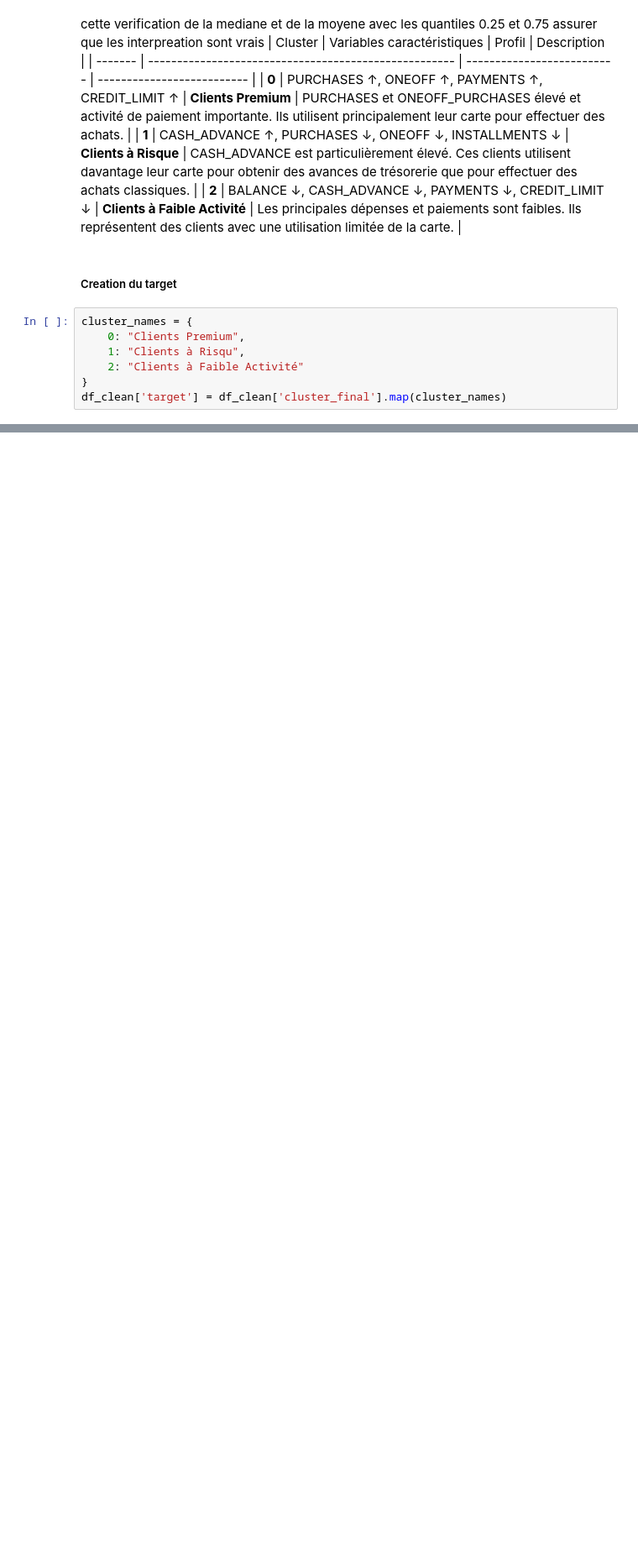
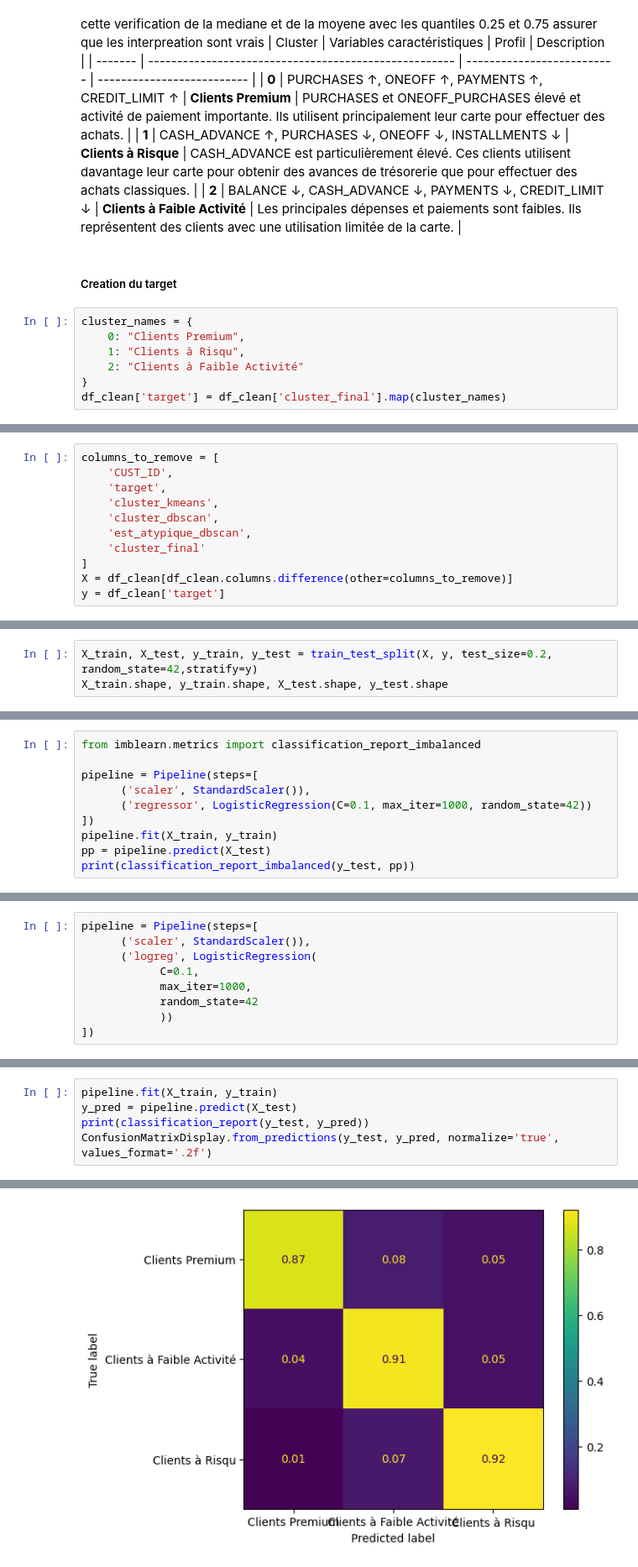
Before and after one commit to NohailaAitHammad/CardProfiler, a Jupyter notebook: notebooks/eda.ipynb, the cells around one changed output, grey strips where cells are left out. Shown at 84% size. Saved outputs shown, nothing was run; the diff lists cells and outputs as text; blank space fills up the shorter version.

Commit message:
Implementation de regression logistique dans le pipeline de sklearn

```diff
--- a/notebooks/eda.ipynb
+++ b/notebooks/eda.ipynb
@@ -1078,0 +1100,11 @@ df_clean
+# %%
+columns_to_remove = [
+    'CUST_ID',
+    'target',
+    'cluster_kmeans',
+    'cluster_dbscan',
+    'est_atypique_dbscan',
+    'cluster_final'
+]
+X = df_clean[df_clean.columns.difference(other=columns_to_remove)]
+y = df_clean['target']
@@ -1078,0 +1119,3 @@ df_clean
+# %%
+X_train, X_test, y_train, y_test = train_test_split(X, y, test_size=0.2, random_state=42,stratify=y)
+X_train.shape, y_train.shape, X_test.shape, y_test.shape
@@ -1078,0 +1128,10 @@ df_clean
+# %%
+from imblearn.metrics import classification_report_imbalanced
+
+pipeline = Pipeline(steps=[
+      ('scaler', StandardScaler()),
+      ('regressor', LogisticRegression(C=0.1, max_iter=1000, random_state=42))
+])
+pipeline.fit(X_train, y_train)
+pp = pipeline.predict(X_test)
+print(classification_report_imbalanced(y_test, pp))
@@ -1078,0 +1146,9 @@ df_clean
+# %%
+pipeline = Pipeline(steps=[
+      ('scaler', StandardScaler()),
+      ('logreg', LogisticRegression(
+            C=0.1,
+            max_iter=1000,
+            random_state=42
+            ))
+])
@@ -1078,0 +1157,6 @@ df_clean
+# %%
+pipeline.fit(X_train, y_train)
+y_pred = pipeline.predict(X_test)
+print(classification_report(y_test, y_pred))
+ConfusionMatrixDisplay.from_predictions(y_test, y_pred, normalize='true', values_format='.2f')
+# %% [output]
@@ -1078,0 +1173 @@ df_clean
+[figure, added]
```
Also changed, not shown: parts of 23 cells of this notebook, 3 other files.
